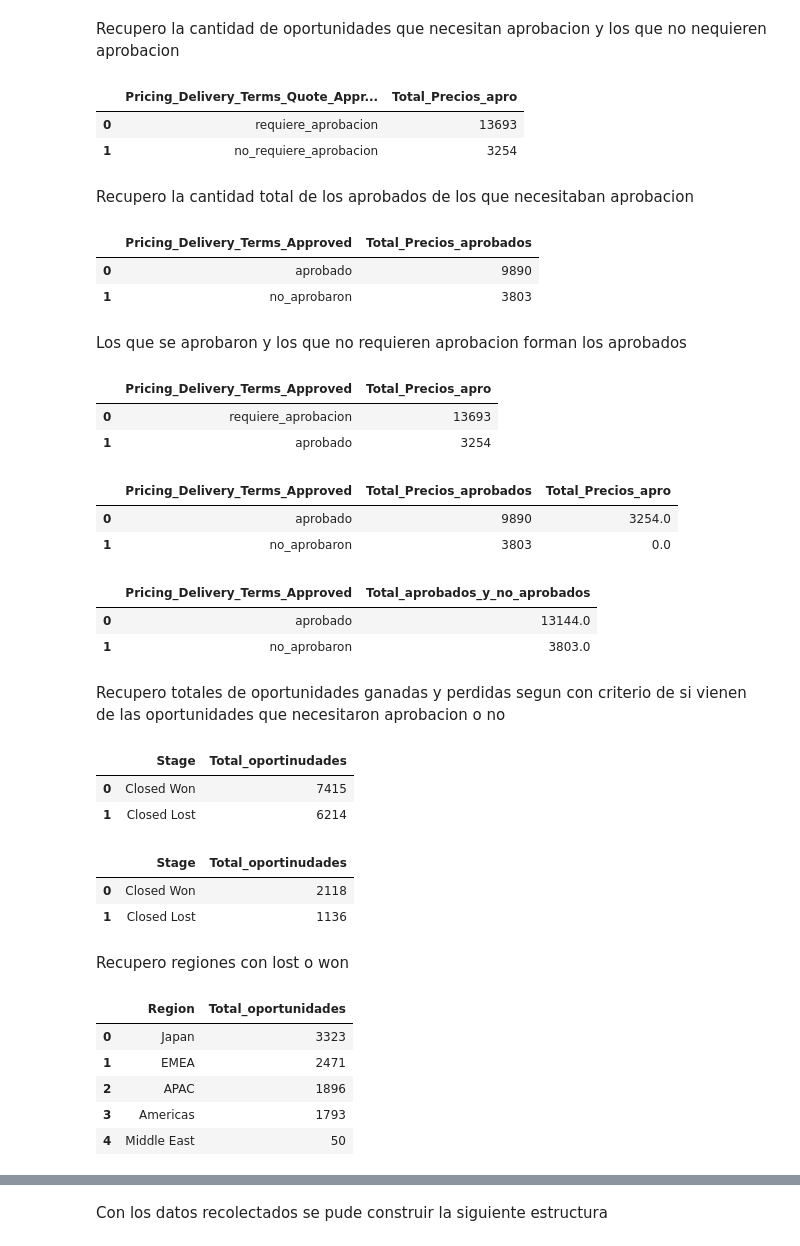
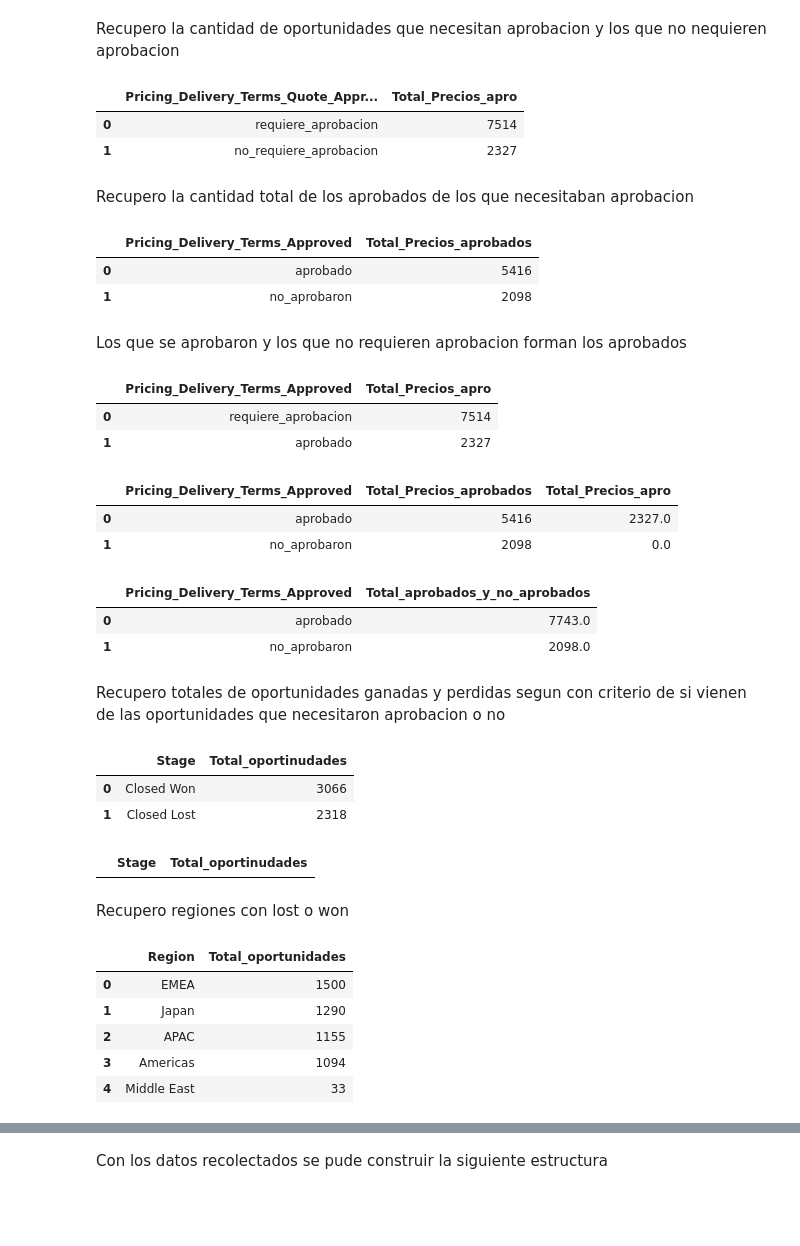
Before and after one commit to Fiuba-Big-Data-Analytics/Fiuba-Big-Data-Analytics-TPs, a Jupyter notebook: Tp1/Elvis/Orga_TP1_V_Colab.ipynb, the cells around one changed output, grey strips where cells are left out. Drawn from its saved outputs; the diff is of its cells as text; code cells hidden in the pictures; blank space fills up the shorter version.

```diff
--- a/Tp1/Elvis/Orga_TP1_V_Colab.ipynb
+++ b/Tp1/Elvis/Orga_TP1_V_Colab.ipynb
@@ -579,7 +512,8 @@ Index(['ID', 'Region', 'Territory', 'Pricing, Delivery_Terms_Quote_Appr',
        'Prod_Category_A'],
       dtype='object')
 # %%
-dfBis = pd.read_csv(url)
+dfBiss = pd.read_csv(url)
+dfBis = dfBiss.drop_duplicates(subset="Opportunity_Name")
 dfBis.columns = ['ID', 'Region', 'Territory', 'Pricing_Delivery_Terms_Quote_Approval','Pricing_Delivery_Terms_Approved', 'Bureaucratic_Code_0_Approval','Bureaucratic_Code_0_Approved', 'Submitted_for_Approval','Bureaucratic_Code', 'Account_Created_Date', 'Source ','Billing_Country', 'Account_Name', 'Opportunity_Name', 'Opportunity_ID','Sales_Contract_No', 'Account_Owner', 'Opportunity_Owner','Account_Type', 'Opportunity_Type', 'Quote_Type', 'Delivery_Terms','Opportunity_Created_Date', 'Brand', 'Product_Type', 'Size','Product_Category_B', 'Price', 'Currency', 'Last_Activity','Quote_Expiry_Date', 'Last_Modified_Date', 'Last_Modified_By','Product_Family', 'Product_Name', 'ASP_Currency', 'ASP','ASP_(converted)_Currency', 'ASP_(converted)','Planned_Delivery_Start_Date', 'Planned_Delivery_End_Date', 'Month','Delivery_Quarter', 'Delivery_Year', 'Actual_Delivery_Date', 'TRF','Total_Amount_Currency', 'Total_Amount','Total_Taxable_Amount_Currency', 'Total_Taxable_Amount', 'Stage','Prod_Category_A']
 # %% [markdown]
 Recupero la cantidad de oportunidades que necesitan aprobacion y los que no nequieren aprobacion
@@ -592,8 +526,8 @@ df_apro.loc[df_apro["Pricing_Delivery_Terms_Quote_Approval"] == 0,"Pricing_Deliv
 df_apro
 # %% [output]
 |  | Pricing_Delivery_Terms_Quote_Appr... | Total_Precios_apro |
-| 0 | requiere_aprobacion | 13693 |
-| 1 | no_requiere_aprobacion | 3254 |
+| 0 | requiere_aprobacion | 7514 |
+| 1 | no_requiere_aprobacion | 2327 |
 # %% [markdown]
 Recupero la cantidad total de los aprobados de los que necesitaban aprobacion
 # %%
@@ -606,8 +540,8 @@ df_aprobados.loc[df_aprobados["Pricing_Delivery_Terms_Approved"] == 0,"Pricing_D
 df_aprobados
 # %% [output]
 |  | Pricing_Delivery_Terms_Approved | Total_Precios_aprobados |
-| 0 | aprobado | 9890 |
-| 1 | no_aprobaron | 3803 |
+| 0 | aprobado | 5416 |
+| 1 | no_aprobaron | 2098 |
 # %% [markdown]
 Los que se aprobaron y los que no requieren aprobacion forman los aprobados
 # %%
@@ -617,28 +551,28 @@ df_aux1.columns = ['Pricing_Delivery_Terms_Approved', 'Total_Precios_apro']
 df_aux1
 # %% [output]
 |  | Pricing_Delivery_Terms_Approved | Total_Precios_apro |
-| 0 | requiere_aprobacion | 13693 |
-| 1 | aprobado | 3254 |
+| 0 | requiere_aprobacion | 7514 |
+| 1 | aprobado | 2327 |
 # %%
 df_aprob_no_aprob = df_aprobados.merge(df_aux1, left_on='Pricing_Delivery_Terms_Approved', right_on='Pricing_Delivery_Terms_Approved',how='left')
 df_aprob_no_aprob['Total_Precios_apro'] = df_aprob_no_aprob['Total_Precios_apro'].replace(np.nan, 0)
 df_aprob_no_aprob
 # %% [output]
 |  | Pricing_Delivery_Terms_Approved | Total_Precios_aprobados | Total_Precios_apro |
-| 0 | aprobado | 9890 | 3254.0 |
-| 1 | no_aprobaron | 3803 | 0.0 |
+| 0 | aprobado | 5416 | 2327.0 |
+| 1 | no_aprobaron | 2098 | 0.0 |
 # %%
 df_aprob_no_aprob['Total_aprobados_y_no_aprobados'] = df_aprob_no_aprob.Total_Precios_aprobados + df_aprob_no_aprob.Total_Precios_apro
 df_aprob_no_aprob = df_aprob_no_aprob[['Pricing_Delivery_Terms_Approved','Total_aprobados_y_no_aprobados']]
 df_aprob_no_aprob
 # %% [output]
 |  | Pricing_Delivery_Terms_Approved | Total_aprobados_y_no_aprobados |
-| 0 | aprobado | 13144.0 |
-| 1 | no_aprobaron | 3803.0 |
+| 0 | aprobado | 7743.0 |
+| 1 | no_aprobaron | 2098.0 |
 # %% [markdown]
 Recupero totales de oportunidades ganadas y perdidas segun con criterio de si vienen de las oportunidades que necesitaron aprobacion o no
 # %%
-df_oport_aprobacion_true = dfBis.loc[(dfBis.Pricing_Delivery_Terms_Quote_Approval == 1), : ]
+df_oport_aprobacion_true = dfBis.loc[(dfBis.Pricing_Delivery_Terms_Approved == 1), : ]
 df_oport_aprobacion_true = df_oport_aprobacion_true[['Stage']]
 df_oport_aprobacion_true['Total_oportinudades'] = '1'
 df_oport_aprobacion_true = df_oport_aprobacion_true.groupby('Stage').count().sort_values(by=['Total_oportinudades'],ascending=False).reset_index()
@@ -646,19 +580,17 @@ df_oport_aprobacion_true = df_oport_aprobacion_true.loc[((df_oport_aprobacion_tr
 df_oport_aprobacion_true
 # %% [output]
 |  | Stage | Total_oportinudades |
-| 0 | Closed Won | 7415 |
-| 1 | Closed Lost | 6214 |
+| 0 | Closed Won | 3066 |
+| 1 | Closed Lost | 2318 |
 # %%
-df_oport_aprobacion_false = dfBis.loc[(dfBis.Pricing_Delivery_Terms_Quote_Approval == 0), : ]
+df_oport_aprobacion_false = dfBis.loc[((df_apro.Pricing_Delivery_Terms_Quote_Approval == 1) & (dfBis.Pricing_Delivery_Terms_Approved == 0)), : ]
 df_oport_aprobacion_false = df_oport_aprobacion_false[['Stage']]
 df_oport_aprobacion_false['Total_oportinudades'] = '1'
 df_oport_aprobacion_false = df_oport_aprobacion_false.groupby('Stage').count().sort_values(by=['Total_oportinudades'],ascending=False).reset_index()
 df_oport_aprobacion_false = df_oport_aprobacion_false.loc[((df_oport_aprobacion_false.Stage == 'Closed Lost') | (df_oport_aprobacion_false.Stage == 'Closed Won')), : ]
 df_oport_aprobacion_false
 # %% [output]
 |  | Stage | Total_oportinudades |
-| 0 | Closed Won | 2118 |
-| 1 | Closed Lost | 1136 |
 # %% [markdown]
 Recupero regiones con lost o won
 # %%
@@ -669,11 +601,11 @@ df_region_opor_won = df_region_opor_won.groupby('Region').count().sort_values(by
 df_region_opor_won
 # %% [output]
 |  | Region | Total_oportunidades |
-| 0 | Japan | 3323 |
-| 1 | EMEA | 2471 |
-| 2 | APAC | 1896 |
-| 3 | Americas | 1793 |
-| 4 | Middle East | 50 |
+| 0 | EMEA | 1500 |
+| 1 | Japan | 1290 |
+| 2 | APAC | 1155 |
+| 3 | Americas | 1094 |
+| 4 | Middle East | 33 |
 # %%
 df_region_opor_lost = dfBis.loc[(dfBis.Stage == 'Closed Lost'), : ]
 df_region_opor_lost = df_region_opor_lost[['Region']]
```
Also changed, not shown: parts of 17 cells of this notebook.
